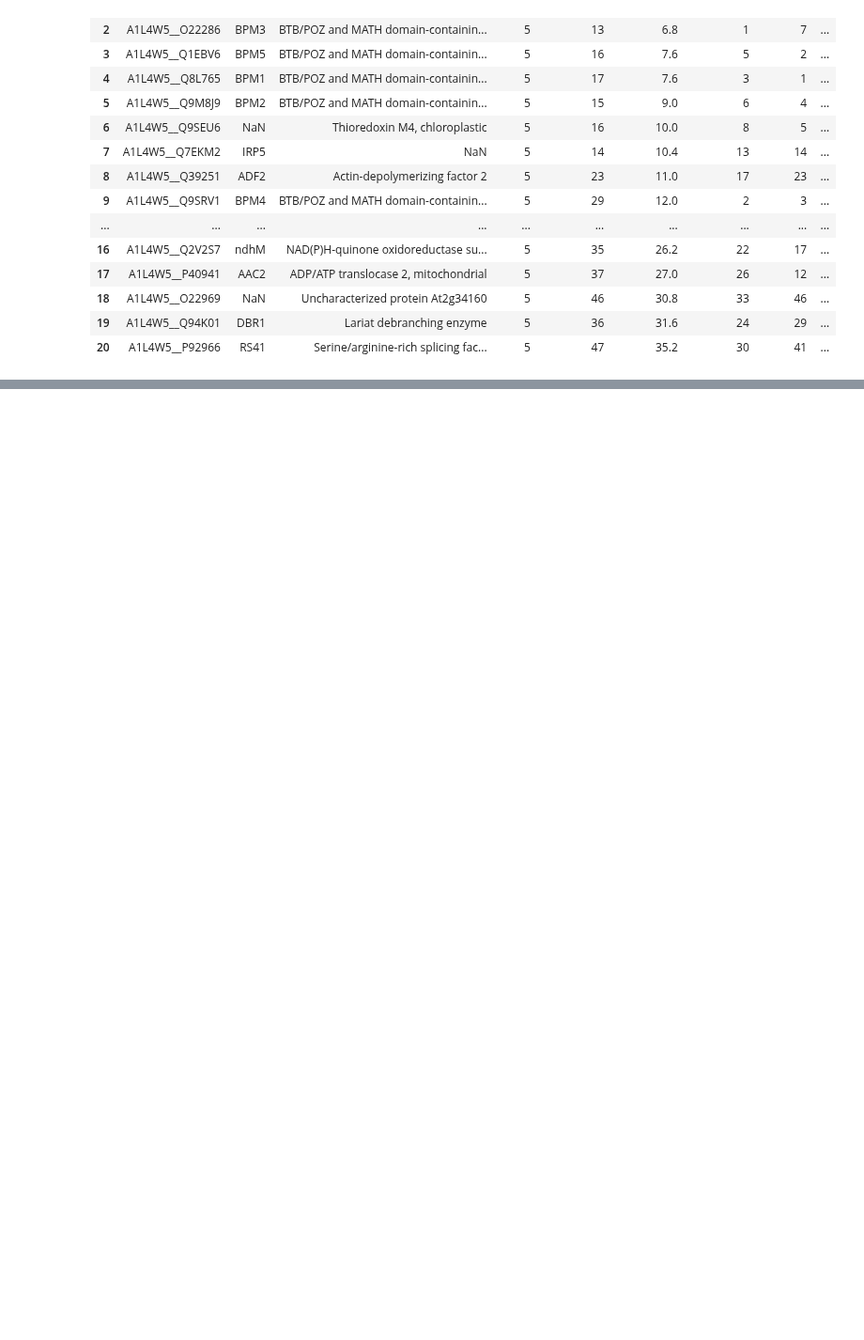
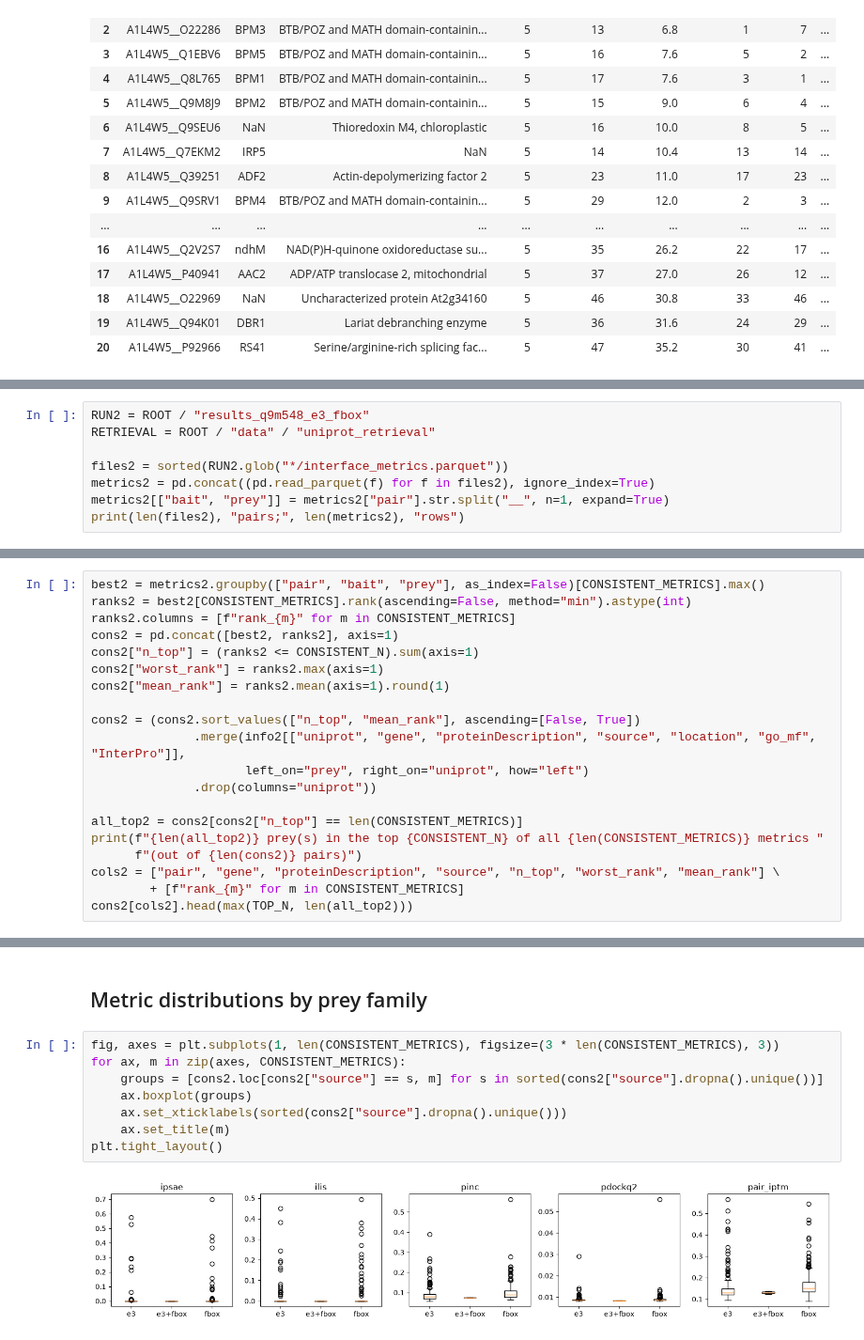
Before and after one commit to EtienneReboul/NanoPulldown, a Jupyter notebook: notebooks/top_interactors.ipynb, the cells around one changed output, grey strips where cells are left out. Shown at 94% size. Drawn from its saved outputs; the diff is of its cells as text; blank space fills up the shorter version.

```diff
--- a/notebooks/top_interactors.ipynb
+++ b/notebooks/top_interactors.ipynb
@@ -145,0 +190,8 @@ cons[cols].head(max(TOP_N, len(all_top)))
+# %%
+RUN2 = ROOT / "results_q9m548_e3_fbox"
+RETRIEVAL = ROOT / "data" / "uniprot_retrieval"
+
+files2 = sorted(RUN2.glob("*/interface_metrics.parquet"))
+metrics2 = pd.concat((pd.read_parquet(f) for f in files2), ignore_index=True)
+metrics2[["bait", "prey"]] = metrics2["pair"].str.split("__", n=1, expand=True)
+print(len(files2), "pairs;", len(metrics2), "rows")
@@ -145,0 +232,20 @@ cons[cols].head(max(TOP_N, len(all_top)))
+# %%
+best2 = metrics2.groupby(["pair", "bait", "prey"], as_index=False)[CONSISTENT_METRICS].max()
+ranks2 = best2[CONSISTENT_METRICS].rank(ascending=False, method="min").astype(int)
+ranks2.columns = [f"rank_{m}" for m in CONSISTENT_METRICS]
+cons2 = pd.concat([best2, ranks2], axis=1)
+cons2["n_top"] = (ranks2 <= CONSISTENT_N).sum(axis=1)
+cons2["worst_rank"] = ranks2.max(axis=1)
+cons2["mean_rank"] = ranks2.mean(axis=1).round(1)
+
+cons2 = (cons2.sort_values(["n_top", "mean_rank"], ascending=[False, True])
+              .merge(info2[["uniprot", "gene", "proteinDescription", "source", "location", "go_mf", "InterPro"]],
+                     left_on="prey", right_on="uniprot", how="left")
+              .drop(columns="uniprot"))
+
+all_top2 = cons2[cons2["n_top"] == len(CONSISTENT_METRICS)]
+print(f"{len(all_top2)} prey(s) in the top {CONSISTENT_N} of all {len(CONSISTENT_METRICS)} metrics "
+      f"(out of {len(cons2)} pairs)")
+cols2 = ["pair", "gene", "proteinDescription", "source", "n_top", "worst_rank", "mean_rank"] \
+        + [f"rank_{m}" for m in CONSISTENT_METRICS]
+cons2[cols2].head(max(TOP_N, len(all_top2)))
@@ -145,0 +293,12 @@ cons[cols].head(max(TOP_N, len(all_top)))
+# %% [markdown]
+## Metric distributions by prey family
+# %%
+fig, axes = plt.subplots(1, len(CONSISTENT_METRICS), figsize=(3 * len(CONSISTENT_METRICS), 3))
+for ax, m in zip(axes, CONSISTENT_METRICS):
+    groups = [cons2.loc[cons2["source"] == s, m] for s in sorted(cons2["source"].dropna().unique())]
+    ax.boxplot(groups)
+    ax.set_xticklabels(sorted(cons2["source"].dropna().unique()))
+    ax.set_title(m)
+plt.tight_layout()
+# %% [output]
+[figure, added]
```
Also changed, not shown: parts of 18 cells of this notebook.
